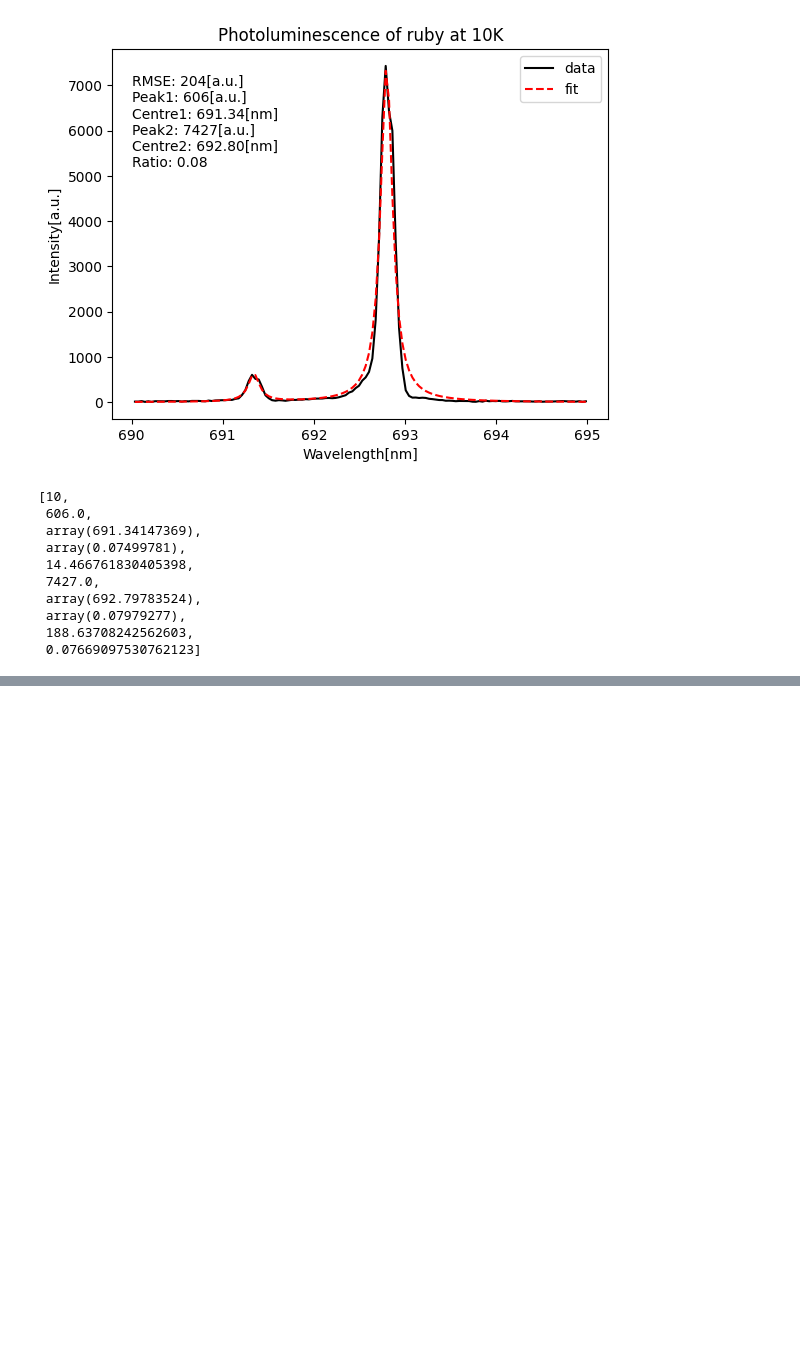
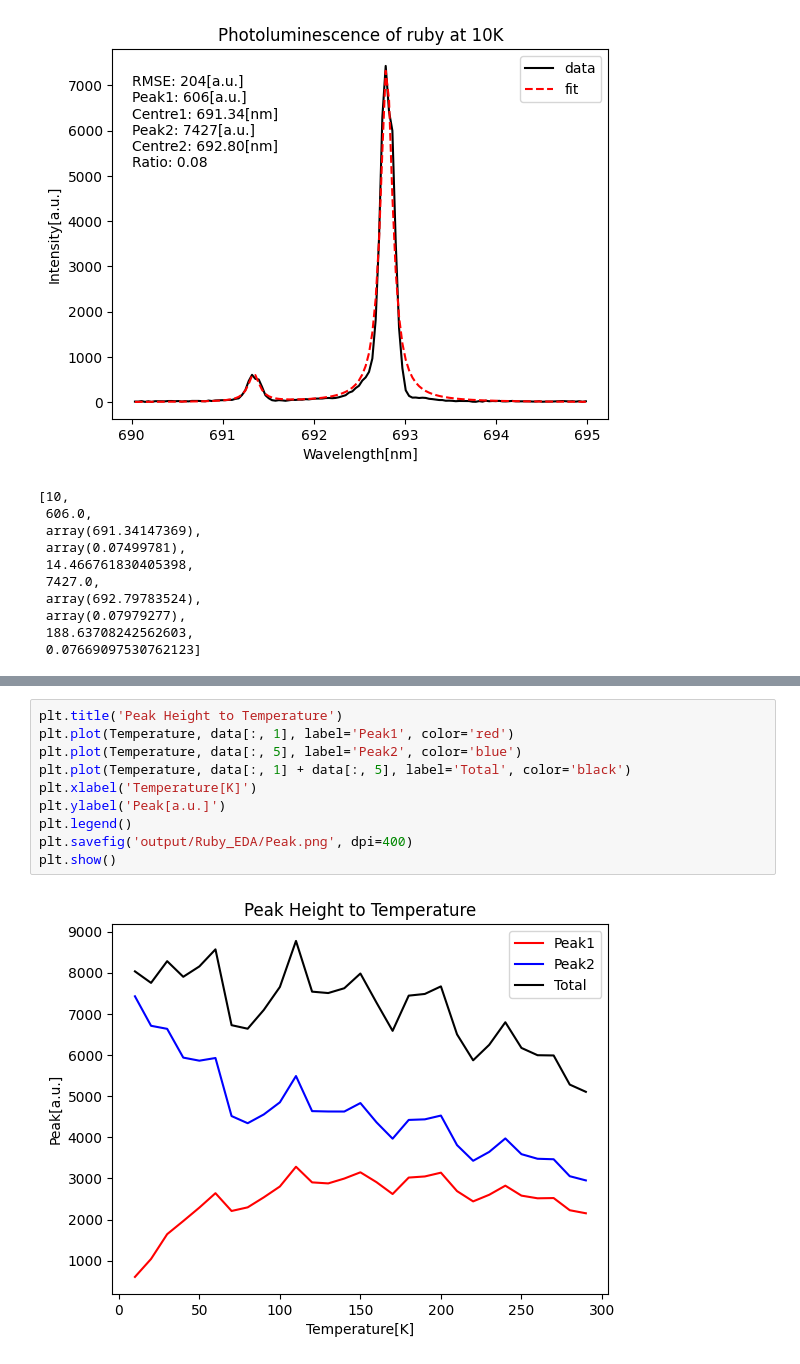
Before and after one commit to IntermidiatePhysicsExperiment/Photoluminescence, a Jupyter notebook: EDA/00_Ruby.ipynb, the cells around one changed output, grey strips where cells are left out. Cells and saved outputs as stored; diff of their text form; blank space fills up the shorter version.

```diff
--- a/EDA/00_Ruby.ipynb
+++ b/EDA/00_Ruby.ipynb
@@ -154,0 +156,12 @@ plt.scatter(data[:, 0], data[:, -1])
+# %%
+plt.title('Peak Height to Temperature')
+plt.plot(Temperature, data[:, 1], label='Peak1', color='red')
+plt.plot(Temperature, data[:, 5], label='Peak2', color='blue')
+plt.plot(Temperature, data[:, 1] + data[:, 5], label='Total', color='black')
+plt.xlabel('Temperature[K]')
+plt.ylabel('Peak[a.u.]')
+plt.legend()
+plt.savefig('output/Ruby_EDA/Peak.png', dpi=400)
+plt.show()
+# %% [output]
+[figure, added]
```
Also changed, not shown: parts of 10 cells of this notebook, 7 other files.
